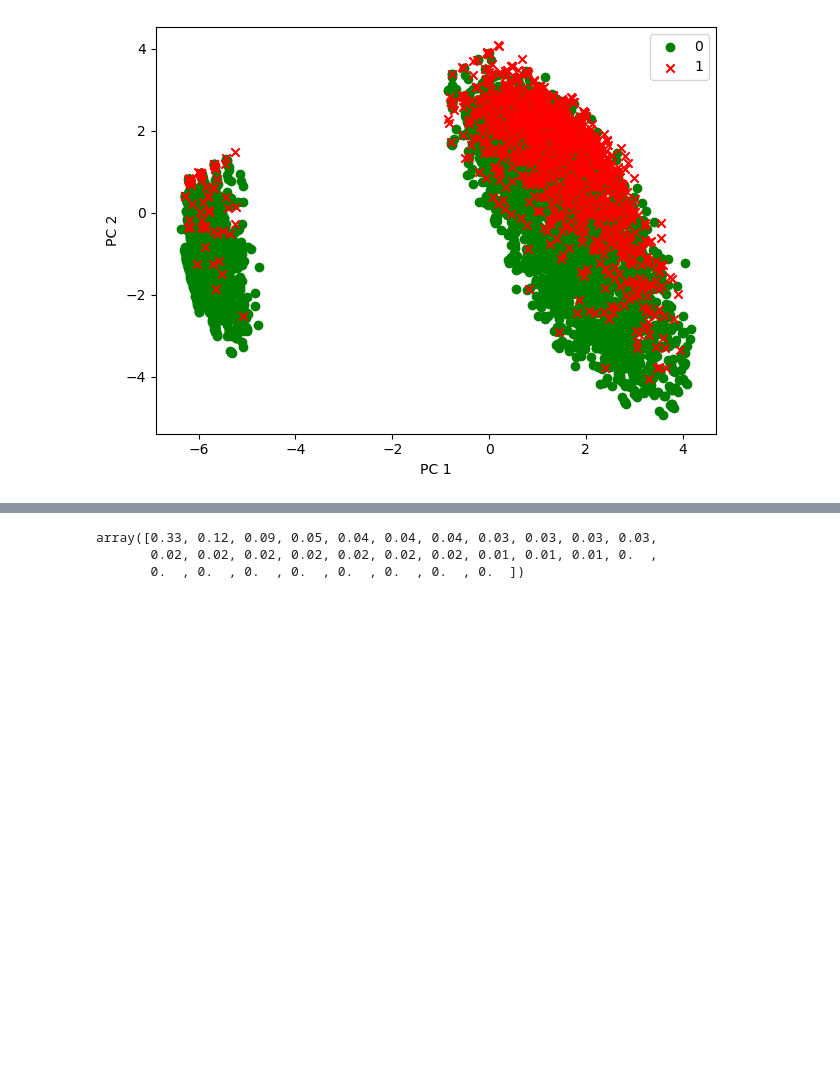
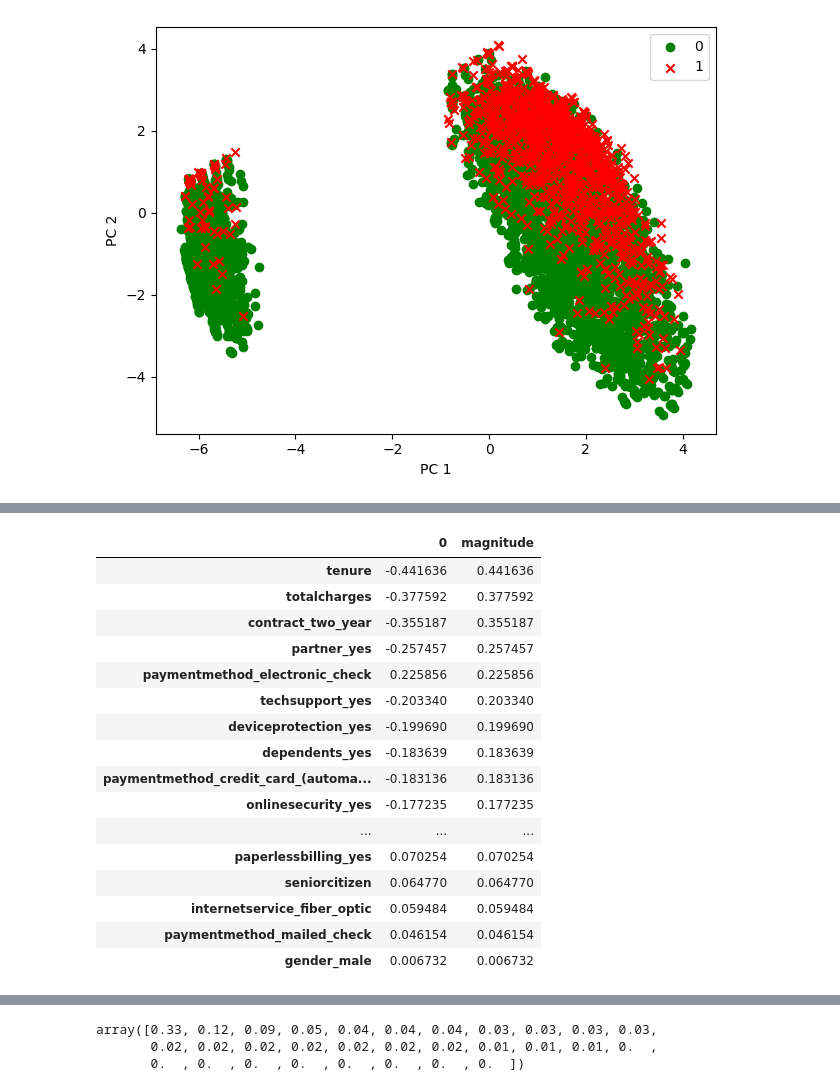
Before and after one commit to melvinggarcia/ML_Files, a Jupyter notebook: MGarcia-PCA.ipynb, the cells around one changed output, grey strips where cells are left out. Saved outputs shown, nothing was run; the diff lists cells and outputs as text; code cells hidden in the pictures; blank space fills up the shorter version.

```diff
--- a/MGarcia-PCA.ipynb
+++ b/MGarcia-PCA.ipynb
@@ -330,3 +372,25 @@ plt.show()
+# %%
+PC2_vis = pd.DataFrame(pc2_vals, feature_names)
+PC2_vis['magnitude'] = PC2_vis[:].abs()
+PC2_vis.sort_values(by = 'magnitude', ascending = False)
+# %% [output]
+|  | 0 | magnitude |
+| tenure | -0.441636 | 0.441636 |
+| totalcharges | -0.377592 | 0.377592 |
+| contract_two_year | -0.355187 | 0.355187 |
+| partner_yes | -0.257457 | 0.257457 |
+| paymentmethod_electronic_check | 0.225856 | 0.225856 |
+| techsupport_yes | -0.203340 | 0.203340 |
+| deviceprotection_yes | -0.199690 | 0.199690 |
+| dependents_yes | -0.183639 | 0.183639 |
+| paymentmethod_credit_card_(automa... | -0.183136 | 0.183136 |
+| onlinesecurity_yes | -0.177235 | 0.177235 |
+| ... | ... | ... |
+| paperlessbilling_yes | 0.070254 | 0.070254 |
+| seniorcitizen | 0.064770 | 0.064770 |
+| internetservice_fiber_optic | 0.059484 | 0.059484 |
+| paymentmethod_mailed_check | 0.046154 | 0.046154 |
+| gender_male | 0.006732 | 0.006732 |
 # %%
 #Comparing with PCA class from scikit
 from matplotlib.colors import ListedColormap
```
Also changed, not shown: parts of 9 cells of this notebook.
